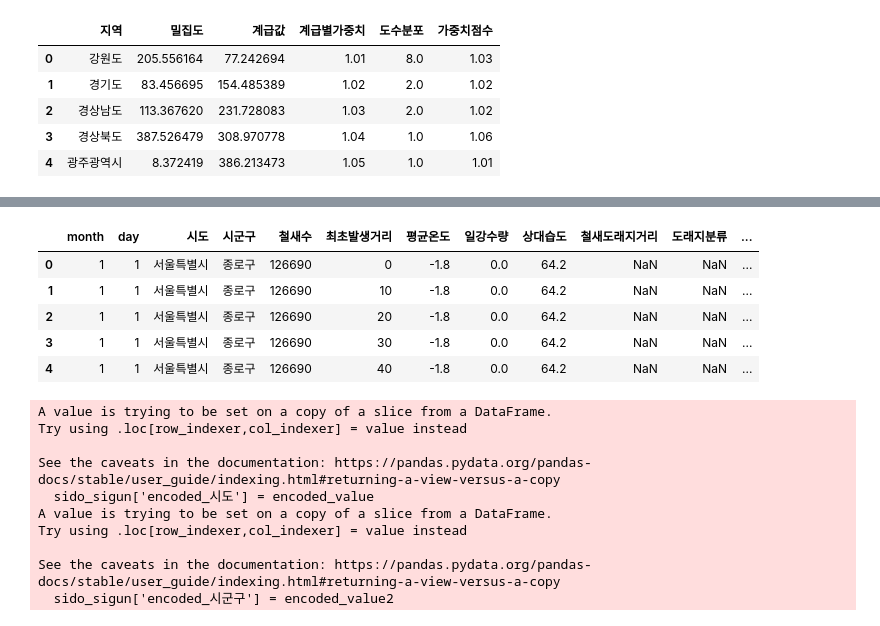
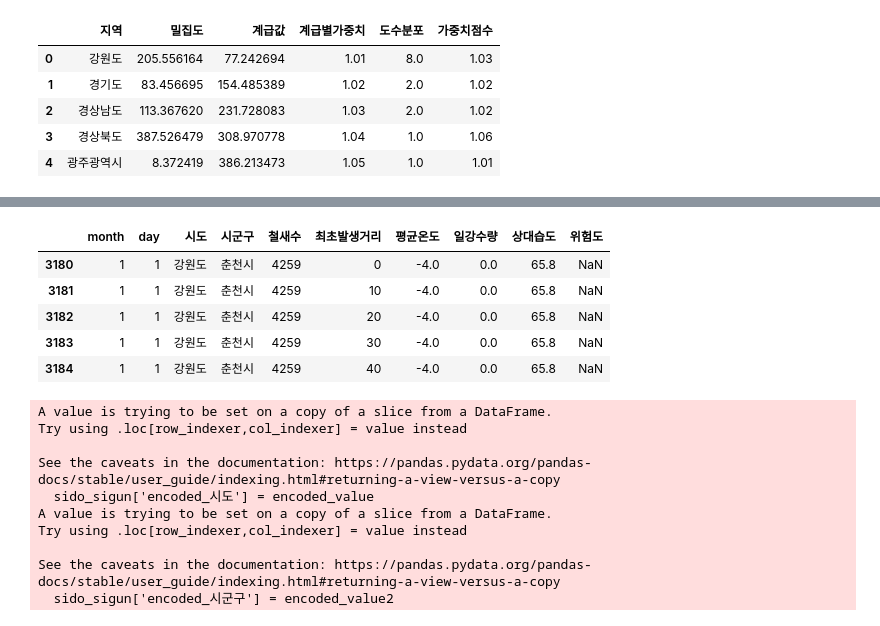
Before and after one commit to jiwoo-coding/aiai, a Jupyter notebook: Data collection/Train_data_set.ipynb, the cells around one changed output, grey strips where cells are left out. Cells and saved outputs as stored; diff of their text form; code cells hidden in the pictures.

Commit message:
train_data_code 최종

```diff
--- a/Data collection/Train_data_set.ipynb
+++ b/Data collection/Train_data_set.ipynb
@@ -288,0 +283,3 @@ total_index_df.query("시군구=='종로구'").reset_index(drop=True)
+# %%
+# 확산주기데이터 가중치 주기
+period=pd.read_csv("risk_data/weight_variable/Period_weight.csv", encoding='utf-8-sig')
@@ -289,3 +295,14 @@ total_index_df.query("시군구=='종로구'").reset_index(drop=True)
+# %%
+# rank 최대값으로 나누기 (max = 25) 최대 가중치 0.2
+period_dic={}
+for i in range(len(period)):
+    n=(period.loc[i,'시도'],period.loc[i,'시군구'],period.loc[i,'month'])
+    period_dic[n]=np.round(period.loc[i,'rank']/125,3)
+# %%
+for i in tqdm(range(len(period))):
+    n=(period.loc[i,'시도'],period.loc[i,'시군구'],period.loc[i,'month'])
+    temp=total_index_df.query("시도==@n[0] and 시군구==@n[1] and month==@n[2]")
+    total_index_df.loc[temp.index,'위험도']+=period_dic[n]
 # %%
 total_df.info()
 # %% [output]
@@ -311,3 +335,10 @@ memory usage: 226.5+ MB
+# %%
+for i in tqdm(range(len(birds))):
+    n=(birds.loc[i,'시도'],birds.loc[i,'month'],birds.loc[i,'평균철새수'],birds.loc[i,'risk'])
+    temp=total_df.query("시도==@n[0] and month==@n[1]")
+    if len(temp)>0:
+        total_df.loc[temp.index,'철새수']=n[2]
+        total_index_df.loc[temp.index,'철새수']=n[3]
 # %%
 # 시도, 시군구 범주화 하기
 encoded_value, encoded_class = pd.factorize(total_df['시도'])
@@ -316,12 +356,12 @@ encoded_value2, encoded_class2 = pd.factorize(total_df['시군구'])
 # %%
-total_df.head()
+total_df.query("시도=='강원도' and month==1").head()
 # %% [output]
-|  | month | day | 시도 | 시군구 | 철새수 | 최초발생거리 | 평균온도 | 일강수량 | 상대습도 | 철새도래지거리 | 도래지분류 | ... |
-| 0 | 1 | 1 | 서울특별시 | 종로구 | 126690 | 0 | -1.8 | 0.0 | 64.2 | NaN | NaN | ... |
-| 1 | 1 | 1 | 서울특별시 | 종로구 | 126690 | 10 | -1.8 | 0.0 | 64.2 | NaN | NaN | ... |
-| 2 | 1 | 1 | 서울특별시 | 종로구 | 126690 | 20 | -1.8 | 0.0 | 64.2 | NaN | NaN | ... |
-| 3 | 1 | 1 | 서울특별시 | 종로구 | 126690 | 30 | -1.8 | 0.0 | 64.2 | NaN | NaN | ... |
-| 4 | 1 | 1 | 서울특별시 | 종로구 | 126690 | 40 | -1.8 | 0.0 | 64.2 | NaN | NaN | ... |
+|  | month | day | 시도 | 시군구 | 철새수 | 최초발생거리 | 평균온도 | 일강수량 | 상대습도 | 위험도 |
+| 3180 | 1 | 1 | 강원도 | 춘천시 | 4259 | 0 | -4.0 | 0.0 | 65.8 | NaN |
+| 3181 | 1 | 1 | 강원도 | 춘천시 | 4259 | 10 | -4.0 | 0.0 | 65.8 | NaN |
+| 3182 | 1 | 1 | 강원도 | 춘천시 | 4259 | 20 | -4.0 | 0.0 | 65.8 | NaN |
+| 3183 | 1 | 1 | 강원도 | 춘천시 | 4259 | 30 | -4.0 | 0.0 | 65.8 | NaN |
+| 3184 | 1 | 1 | 강원도 | 춘천시 | 4259 | 40 | -4.0 | 0.0 | 65.8 | NaN |
 # %%
 sido_sigun=total_df[['시도','시군구']]
 sido_sigun['encoded_시도'] = encoded_value
```
Also changed, not shown: parts of 20 cells of this notebook.
